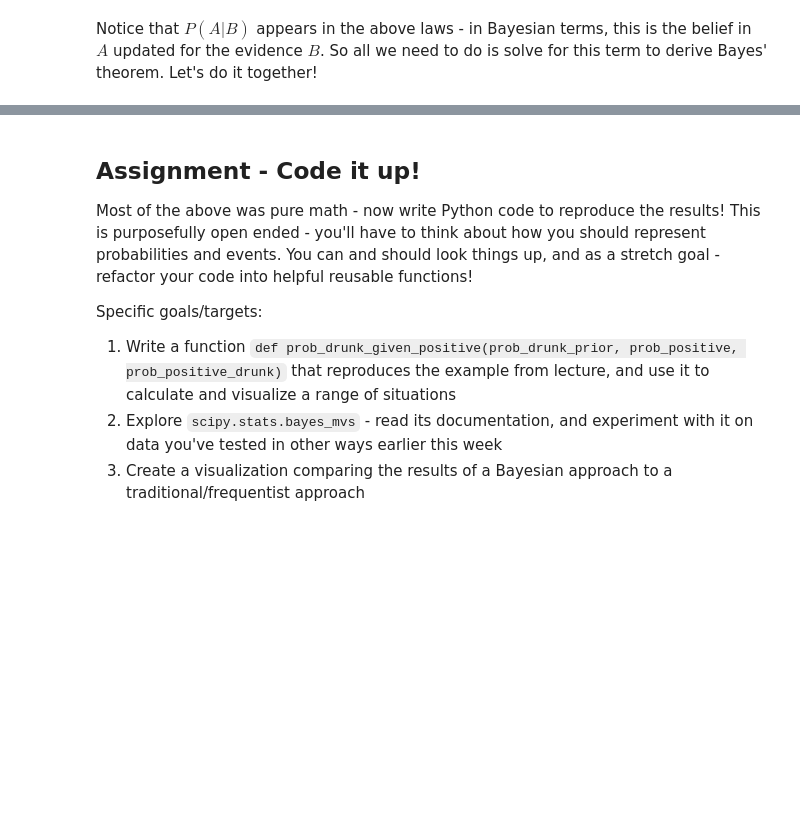
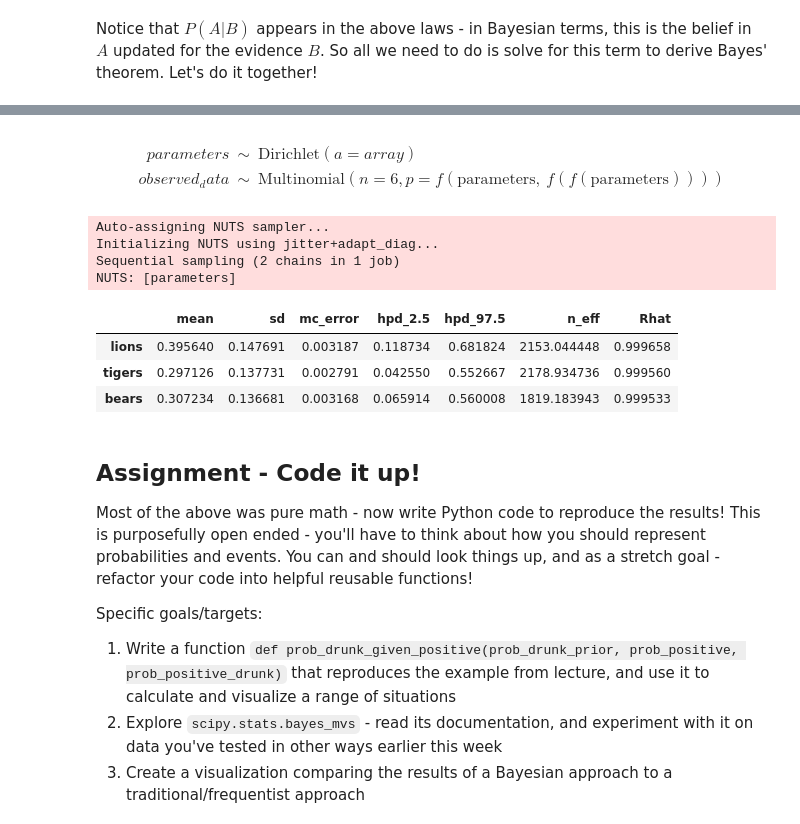
Before and after one commit to JimKing100/DS-Unit-1-Sprint-3-Statistical-Tests-and-Experiments, a Jupyter notebook: module3-introduction-to-bayesian-inference/LS_DS_133_Introduction_to_Bayesian_Inference.ipynb, the cells around one changed output, grey strips where cells are left out. Drawn from its saved outputs; the diff is of its cells as text; code cells hidden in the pictures; blank space fills up the shorter version.

```diff
--- a/module3-introduction-to-bayesian-inference/LS_DS_133_Introduction_to_Bayesian_Inference.ipynb
+++ b/module3-introduction-to-bayesian-inference/LS_DS_133_Introduction_to_Bayesian_Inference.ipynb
@@ -74,3 +165,37 @@ Notice that $P(A|B)$ appears in the above laws - in Bayesian terms, this is the
+# %%
+with pm.Model() as model:
+    # Parameters of the Multinomial are from a Dirichlet
+    parameters = pm.Dirichlet('parameters', a=alpha, shape=3)
+
+    # Observed data is from a Multinomial distribution
+    observed_data = pm.Multinomial(
+        'observed_data', n=6, p=parameters, shape=3, observed=c)
+
+model
+# %% [output]
+$$
+            \begin{array}{rcl}
+            parameters &\sim & \text{Dirichlet}(\mathit{a}=array)\\observed_data &\sim & \text{Multinomial}(\mathit{n}=6, \mathit{p}=f(\text{parameters},~f(f(\text{parameters}))))
+            \end{array}
+            $$
+# %%
+with model:
+    # Sample from the posterior
+    trace = pm.sample(draws=1000, chains=2, tune=500, discard_tuned_samples=True)
+# %% [output]
+Auto-assigning NUTS sampler...
+Initializing NUTS using jitter+adapt_diag...
+Sequential sampling (2 chains in 1 job)
+NUTS: [parameters]
+# %%
+summary = pm.summary(trace)
+summary.index = animals
+summary
+# %% [output]
+|  | mean | sd | mc_error | hpd_2.5 | hpd_97.5 | n_eff | Rhat |
+| lions | 0.395640 | 0.147691 | 0.003187 | 0.118734 | 0.681824 | 2153.044448 | 0.999658 |
+| tigers | 0.297126 | 0.137731 | 0.002791 | 0.042550 | 0.552667 | 2178.934736 | 0.999560 |
+| bears | 0.307234 | 0.136681 | 0.003168 | 0.065914 | 0.560008 | 1819.183943 | 0.999533 |
 # %% [markdown]
 ## Assignment - Code it up!
 
```
Also changed, not shown: parts of 15 cells of this notebook.
